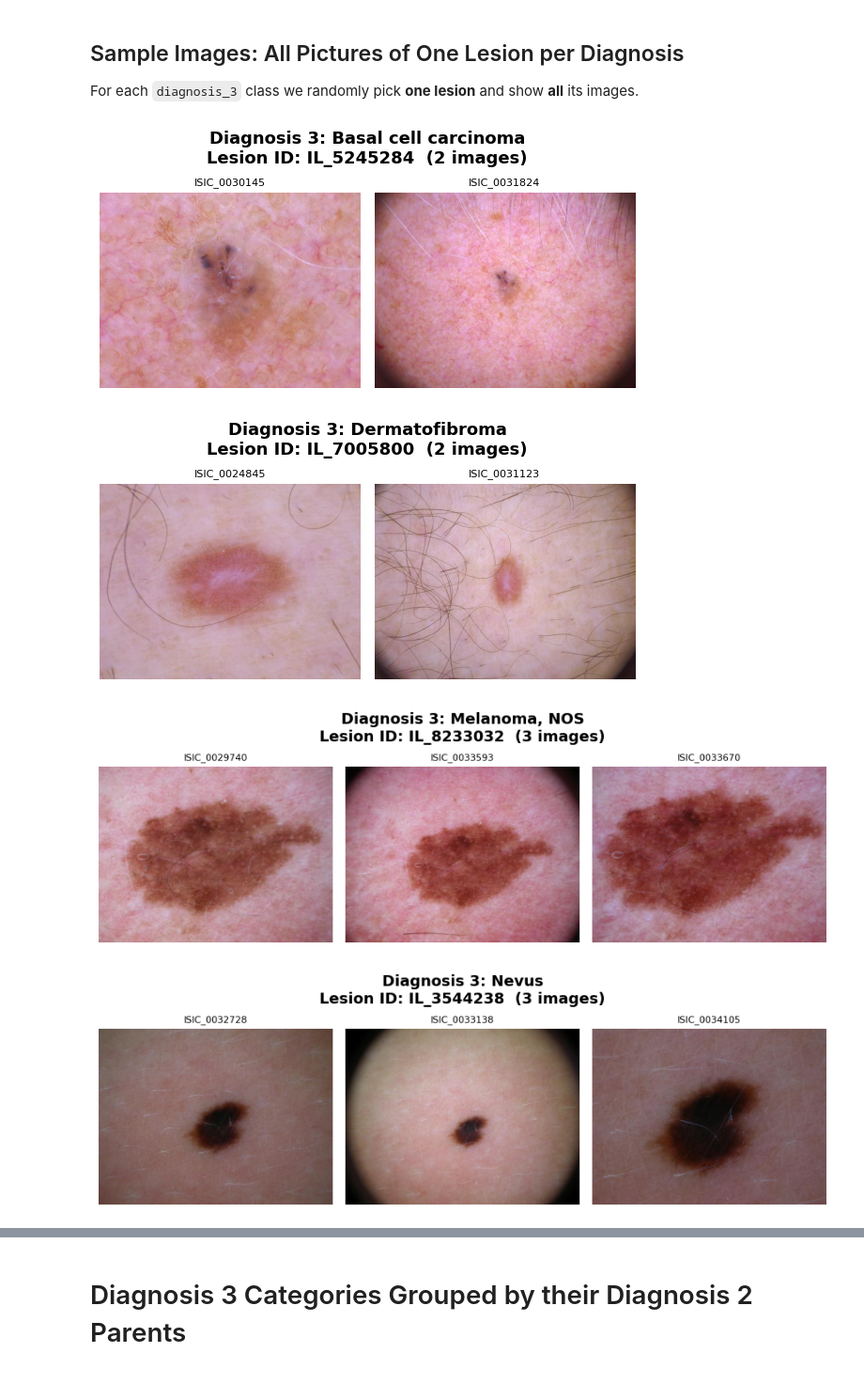
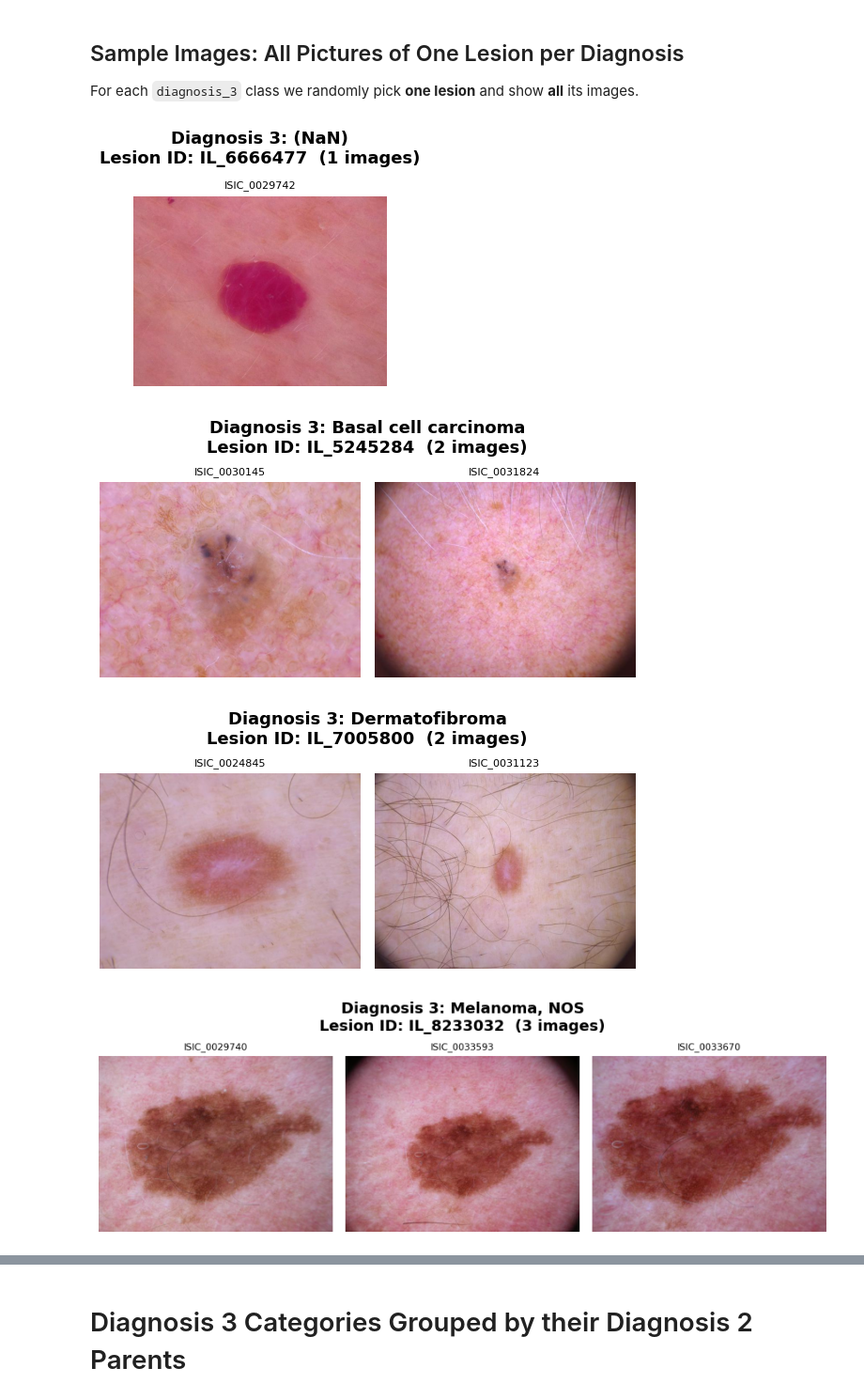
Before and after one commit to lukas9800x3D/ham10000-xai-hierarchical-classification, a Jupyter notebook: notebooks/01_dataset_exploration.ipynb, the cells around one changed output, grey strips where cells are left out. Shown at 94% size. Saved outputs shown, nothing was run; the diff lists cells and outputs as text; code cells hidden in the pictures.

Commit message:
feat: Minor changes to fix commentary and bar chart plotting not showing NaN

```diff
--- a/notebooks/01_dataset_exploration.ipynb
+++ b/notebooks/01_dataset_exploration.ipynb
@@ -176,8 +176,8 @@ plt.show()
 # %% [output]
 [figure]
 # %%
-# Bar chart: distribution of diagnosis_3 classes
-counts = metadata["diagnosis_3"].value_counts().sort_values(ascending=False)
+# Distribution of diagnosis_3 classes
+counts = metadata["diagnosis_3"].fillna("(NaN)").value_counts(dropna=False).sort_values(ascending=False)
 fig, ax = plt.subplots(figsize=(10, 4))
 bars = ax.bar(range(len(counts)), counts.values, color="seagreen")
 ax.set_xticks(range(len(counts)))
@@ -185,10 +185,11 @@ ax.set_xticklabels(counts.index, rotation=45, ha="right")
 ax.set_title("Class distribution (diagnosis_3)")
 ax.set_ylabel("Image count")
 ax.set_xlabel("Class")
-ax.set_ylim(0, counts.max() * 1.12)
+ax.set_ylim(0, counts.max() * 1.15)
 for bar, val in zip(bars, counts.values):
     ax.text(bar.get_x() + bar.get_width() / 2, bar.get_height(),
             str(val), ha="center", va="bottom", fontsize=9)
+
 plt.tight_layout()
 plt.show()
 # %% [output]
@@ -200,40 +201,51 @@ For each `diagnosis_3` class we randomly pick **one lesion** and show **all** it
 # %%
 label_col = "diagnosis_3"
 
-for cls in sorted(metadata[label_col].dropna().unique()):
-    subset = metadata[metadata[label_col] == cls]
+
+metadata_filled = metadata.copy()
+metadata_filled[label_col] = metadata_filled[label_col].fillna("(NaN)")
+
+
+for cls in sorted(metadata_filled[label_col].unique()):
+    subset = metadata_filled[metadata_filled[label_col] == cls]
+
     # Pick one random lesion
     lesion = subset["lesion_id"].drop_duplicates().sample(1, random_state=42).iloc[0]
     lesion_imgs = subset[subset["lesion_id"] == lesion]
 
     n = len(lesion_imgs)
     cols = min(n, 6)
     rows = int(np.ceil(n / cols))
+
+    # Handle the edge case where cols could be 0 (if n=0, though shouldn't happen here)
+    if cols == 0:
+        continue
+
     fig, axes = plt.subplots(rows, cols, figsize=(cols * 3, rows * 3))
     if n == 1:
         axes = np.array([axes])
     axes = np.atleast_1d(axes).flatten()
 
     fig.suptitle(
         f"Diagnosis 3: {cls}\nLesion ID: {lesion}  ({n} images)",
         fontsize=13, fontweight="bold"
     )
 
     for ax, (_, row) in zip(axes, lesion_imgs.iterrows()):
         img_path = DATASET_DIR / f"{row['isic_id']}.jpg"
         if img_path.exists():
             img = plt.imread(img_path)
             ax.imshow(img)
         ax.set_title(row["isic_id"], fontsize=8)
         ax.axis("off")
 
     for ax in axes[n:]:
         ax.axis("off")
 
     plt.tight_layout()
     plt.show()
 # %% [output]
-[figure, old version]
+[figure, new version]
-[figure, old version]
+[figure, new version]
-[figure, old version]
+[figure, new version]
-[figure, old version]
+[figure, new version]
```
Also changed, not shown: parts of 4 cells of this notebook, 1 other file.
